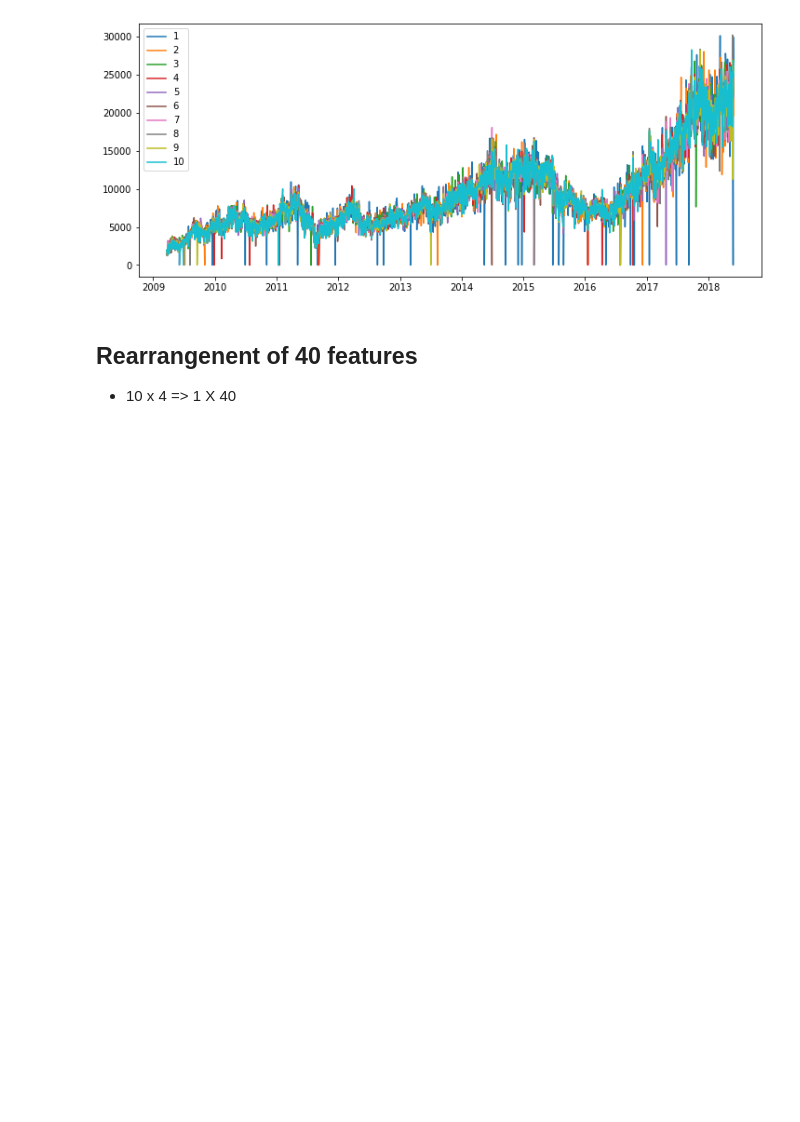
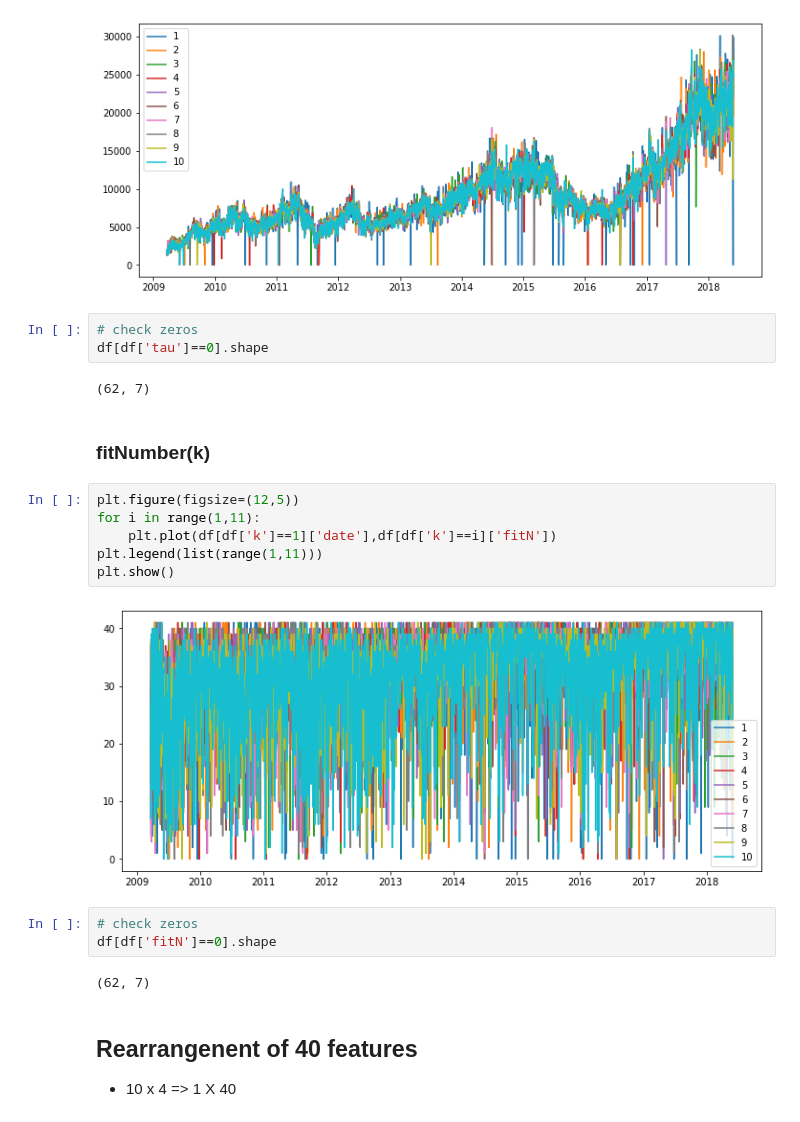
Before and after one commit to Redwoods/kpy-group, a Jupyter notebook: kia10y00data.ipynb, the cells around one changed output. Drawn from its saved outputs; the diff is of its cells as text; blank space fills up the shorter version.

```diff
--- a/kia10y00data.ipynb
+++ b/kia10y00data.ipynb
@@ -303,6 +324,26 @@ plt.legend(list(range(1,11)))
 plt.show()
 # %% [output]
 [figure]
+# %%
+# check zeros
+df[df['tau']==0].shape
+# %% [output]
+(62, 7)
+# %% [markdown]
+### fitNumber(k)
+# %%
+plt.figure(figsize=(12,5))
+for i in range(1,11):
+    plt.plot(df[df['k']==1]['date'],df[df['k']==i]['fitN'])
+plt.legend(list(range(1,11)))
+plt.show()
+# %% [output]
+[figure, added]
+# %%
+# check zeros
+df[df['fitN']==0].shape
+# %% [output]
+(62, 7)
 # %% [markdown]
 ## Rearrangenent of 40 features
 - 10 x 4 => 1 X 40
```
Also changed, not shown: parts of 5 cells of this notebook.
